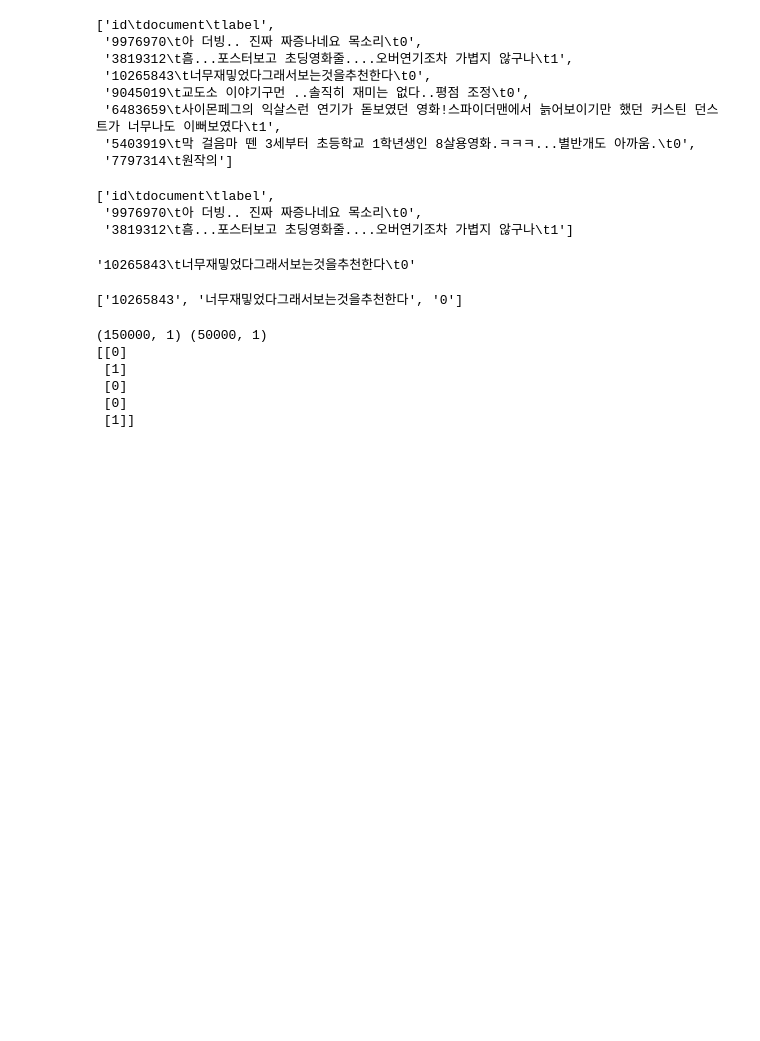
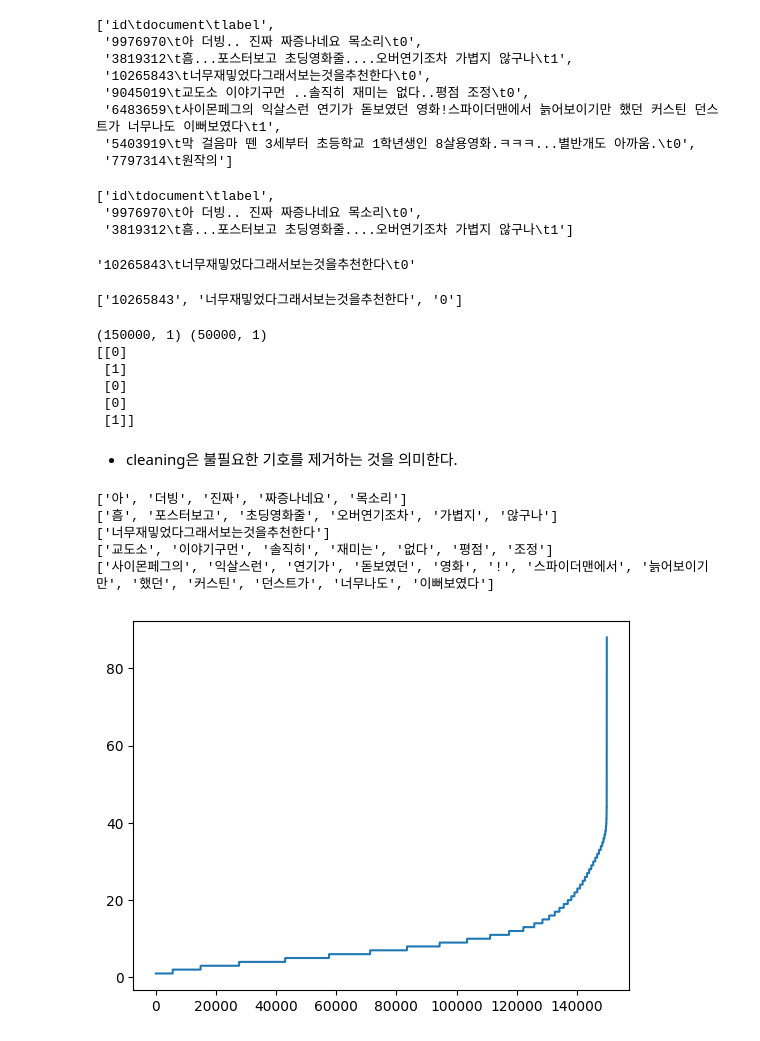
Before and after one commit to ElaYJ/Study_Deep_Learning, a Jupyter notebook: Lecture/18_TFKeras_LSTM_Sentiment_Analysis.ipynb, the cells around one changed output. Cells and saved outputs as stored; diff of their text form; code cells hidden in the pictures; blank space fills up the shorter version.

```diff
--- a/Lecture/18_TFKeras_LSTM_Sentiment_Analysis.ipynb
+++ b/Lecture/18_TFKeras_LSTM_Sentiment_Analysis.ipynb
@@ -78,3 +81,52 @@ print(train_Y[:5])
  [0]
  [0]
  [1]]
+# %% [markdown]
+- cleaning은 불필요한 기호를 제거하는 것을 의미한다.
+# %%
+import re
+
+# cleaning 함수 정의
+def clean_str(string):
+    string = re.sub(r"[^가-힣A-Za-z0-9(),!?\'\`]", " ", string)
+    string = re.sub(r"\'s", " \'s", string)
+    string = re.sub(r"\'ve", " \'ve", string)
+    string = re.sub(r"n\'t", " n\'t", string)
+    string = re.sub(r"\'re", " \'re", string)
+    string = re.sub(r"\'d", " \'d", string)
+    string = re.sub(r"\'ll", " \'ll", string)
+    string = re.sub(r",", " , ", string)
+    string = re.sub(r"!", " ! ", string)
+    string = re.sub(r"\(", " \(", string)
+    string = re.sub(r"\)", " \)", string)
+    string = re.sub(r"\?", " \?", string)
+    string = re.sub(r"\s{2,}", " ", string)
+    string = re.sub(r"\'{2,}", "\'", string)
+    string = re.sub(r"\'", "", string)
+
+    return string.lower()
+# %%
+# 훈련용 데이터
+
+train_text_X = [row.split('\t')[1] for row in train_text.split('\n')[1:] if row.count('\t') > 0]
+train_text_X = [clean_str(sentence) for sentence in train_text_X]
+
+sentences = [sentence.split(' ') for sentence in train_text_X]
+for i in range(5):
+    print(sentences[i])
+# %% [output]
+['아', '더빙', '진짜', '짜증나네요', '목소리']
+['흠', '포스터보고', '초딩영화줄', '오버연기조차', '가볍지', '않구나']
+['너무재밓었다그래서보는것을추천한다']
+['교도소', '이야기구먼', '솔직히', '재미는', '없다', '평점', '조정']
+['사이몬페그의', '익살스런', '연기가', '돋보였던', '영화', '!', '스파이더맨에서', '늙어보이기만', '했던', '커스틴', '던스트가', '너무나도', '이뻐보였다']
+# %%
+import matplotlib.pyplot as plt
+
+sentence_len = [len(sentence) for sentence in sentences]
+sentence_len.sort()
+
+plt.plot(sentence_len)
+plt.show()
+# %% [output]
+[figure, added]
```
Also changed, not shown: parts of 15 cells of this notebook.
